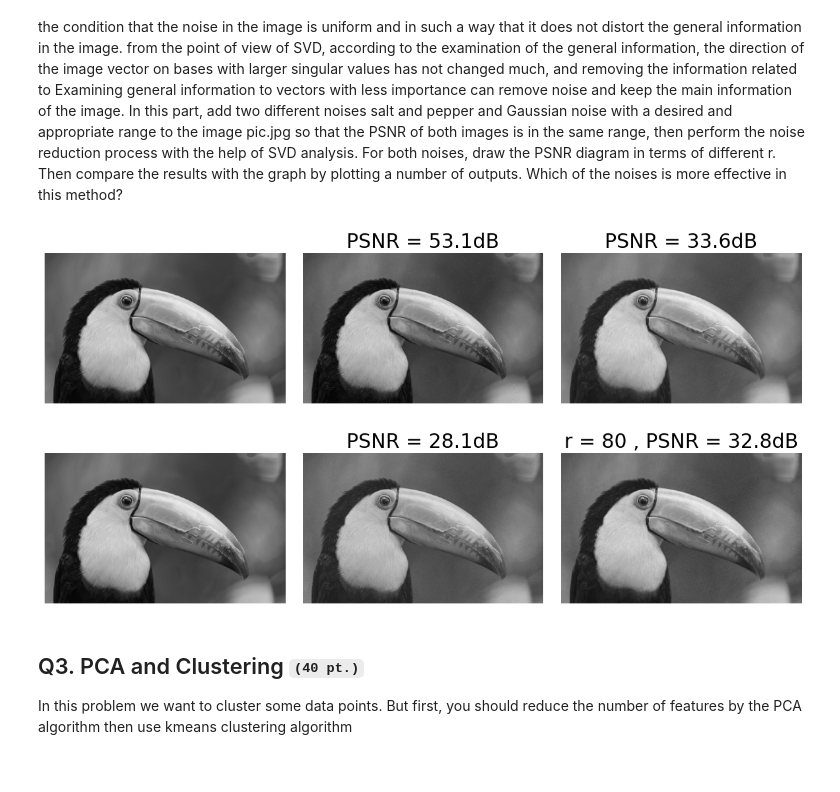
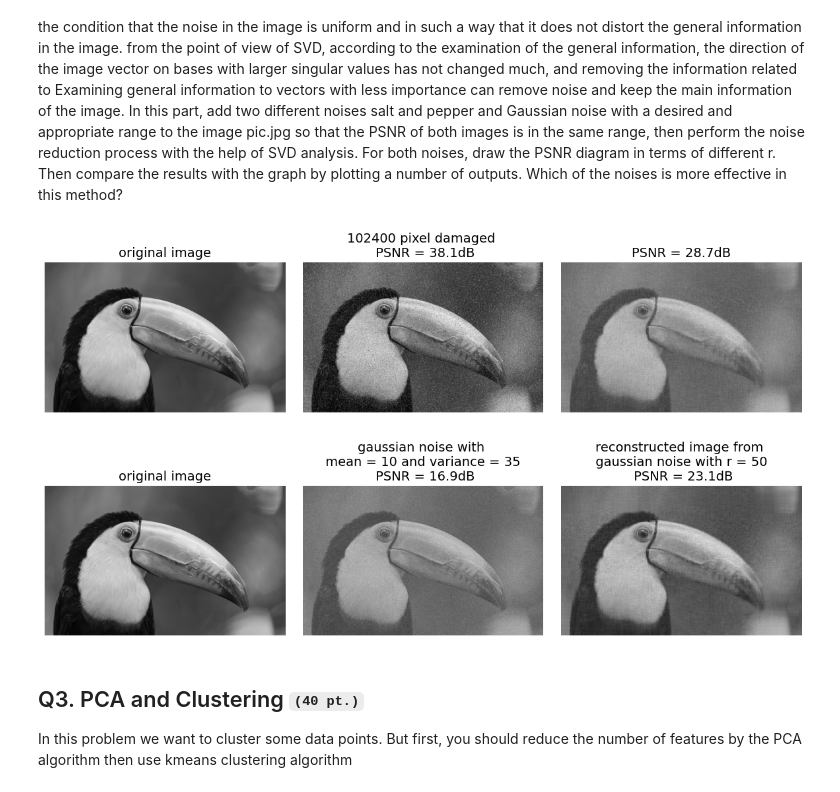
Before and after one commit to AliKouchekzade/MMIE_CHW3, a Jupyter notebook: CHW3.ipynb, the cells around one changed output. Drawn from its saved outputs; the diff is of its cells as text; code cells hidden in the pictures.

```diff
--- a/CHW3.ipynb
+++ b/CHW3.ipynb
@@ -252,71 +248,68 @@ For both noises, draw the PSNR diagram in terms of different r.
 # %%
 fig = plt.figure(figsize=(12,6))
 plt.subplot(131)
 plt.imshow(image,'gray')
 plt.axis('off')
+plt.title('original image',fontsize = 14)
+
 salt_paper_noise_image = image.copy()
-salt_paper_noise_pixel = 0.0015
+salt_paper_noise_pixel = 0.05
 for i in range(int(salt_paper_noise_pixel * m * n)):
     row_random = np.random.randint(m,size=2)
     column_random = np.random.randint(n,size=2)
     salt_paper_noise_image[row_random[0],column_random[0]] , salt_paper_noise_image[row_random[1],column_random[1]] = 0,255
-    #salt_paper_noise_image[row_random[0],column_random[0]] += 40
-diff = salt_paper_noise_image - image
-PSNR =20 * np.log10(255) - 10 * np.log10(np.sum(diff ** 2) / (m * n))
+diff = np.array(salt_paper_noise_image - image)
+PSNR = 20 * np.log10(255) - 10 * np.log10(np.sum(diff ** 2) / (m * n))
 plt.subplot(132)
 plt.imshow(salt_paper_noise_image,cmap='gray')
-plt.title('PSNR = {:.3}dB'.format(PSNR))
+plt.title('{} pixel damaged \n PSNR = {:.3}dB'.format(int(salt_paper_noise_pixel * m * n * 2),PSNR),fontsize = 14)
 plt.axis('off')
 
 r = 100
 U, eign, V = np.linalg.svd(salt_paper_noise_image)
 sigma = np.eye(m,n) @ np.diag(np.append(eign[:r],np.array([0] * (n - r))))
 salt_paper_noise_image_recons = U @ sigma @ V
-diff = salt_paper_noise_image_recons - image
-PSNR =20 * np.log10(255) - 10 * np.log10(np.sum(diff ** 2) / (m * n))
+diff = np.array(salt_paper_noise_image_recons - image,dtype=np.uint8)
+PSNR = 20 * np.log10(255) - 10 * np.log10(np.sum(diff ** 2) / (m * n))
 plt.subplot(133)
 plt.imshow(salt_paper_noise_image_recons,cmap='gray')
-plt.title('PSNR = {:.3}dB'.format(PSNR))
+plt.title('PSNR = {:.3}dB'.format(PSNR),fontsize = 14)
 plt.axis('off')
 fig.tight_layout()
 plt.show()
 # %% [output]
-[figure, old version]
+[figure, new version]
 # %%
 fig = plt.figure(figsize=(12,6))
 plt.subplot(131)
 plt.imshow(image,'gray')
 plt.axis('off')
-mean , var = 0 , 10
+plt.title('original image' , fontsize = 14)
+
+mean , var = 10 , 35
 gauss_noise_image = np.random.normal(mean,var,(m,n)) + image
-diff = gauss_noise_image - image
+diff = np.array(gauss_noise_image - image)
 PSNR =20 * np.log10(255) - 10 * np.log10(np.sum(diff ** 2) / (m * n))
 plt.subplot(132)
 plt.imshow(gauss_noise_image,cmap='gray')
-plt.title('PSNR = {:.3}dB'.format(PSNR))
+plt.title('gaussian noise with \n mean = {} and variance = {} \n PSNR = {:.3}dB'.format(mean,var,PSNR), fontsize = 14)
 plt.axis('off')
-PSNR_LIST , step = [] , 20
-for r in range(0,427,step):
-    U, eign, V = np.linalg.svd(gauss_noise_image)
-    sigma = np.eye(m,n) @ np.diag(np.append(eign[:r],np.array([0] * (n - r))))
-    guass_noise_image_recons = U @ sigma @ V
-    diff = guass_noise_image_recons - image
-    PSNR =20 * np.log10(255) - 10 * np.log10(np.sum(diff ** 2) / (m * n))
-    PSNR_LIST.append(PSNR)
+
+
 plt.subplot(133)
-max_r = PSNR_LIST.index(max(PSNR_LIST)) * step
+r = 50
 U, eign, V = np.linalg.svd(gauss_noise_image)
-sigma = np.eye(m,n) @ np.diag(np.append(eign[:max_r],np.array([0] * (n - max_r))))
-guass_noise_image_recons = U @ sigma @ V
-diff = guass_noise_image_recons - image
-PSNR =20 * np.log10(255) - 10 * np.log10(np.sum(diff ** 2) / (m * n))
-plt.imshow(guass_noise_image_recons,cmap='gray')
-plt.title('r = {} , PSNR = {:.3}dB'.format(max_r,PSNR))
+sigma = np.eye(m,n) @ np.diag(np.append(eign[:r],np.array([0] * (n - r))))
+gauss_noise_image_recons = U @ sigma @ V
+diff = np.array(gauss_noise_image_recons - image)
+PSNR = 20 * np.log10(255) - 10 * np.log10(np.sum(diff ** 2) / (m * n))
+plt.imshow(gauss_noise_image_recons,cmap='gray')
+plt.title('reconstructed image from \n gaussian noise with r = {} \n PSNR = {:.3}dB'.format(r,PSNR), fontsize = 14)
 plt.axis('off')
 fig.tight_layout()
 plt.show()
 # %% [output]
-[figure, old version]
+[figure, new version]
 # %% [markdown]
 ##  Q3. PCA and Clustering <sub><sup>``(40 pt.)``</sup></sub>
 In this problem we want to cluster some data points.
```
Also changed, not shown: parts of 11 cells of this notebook.
